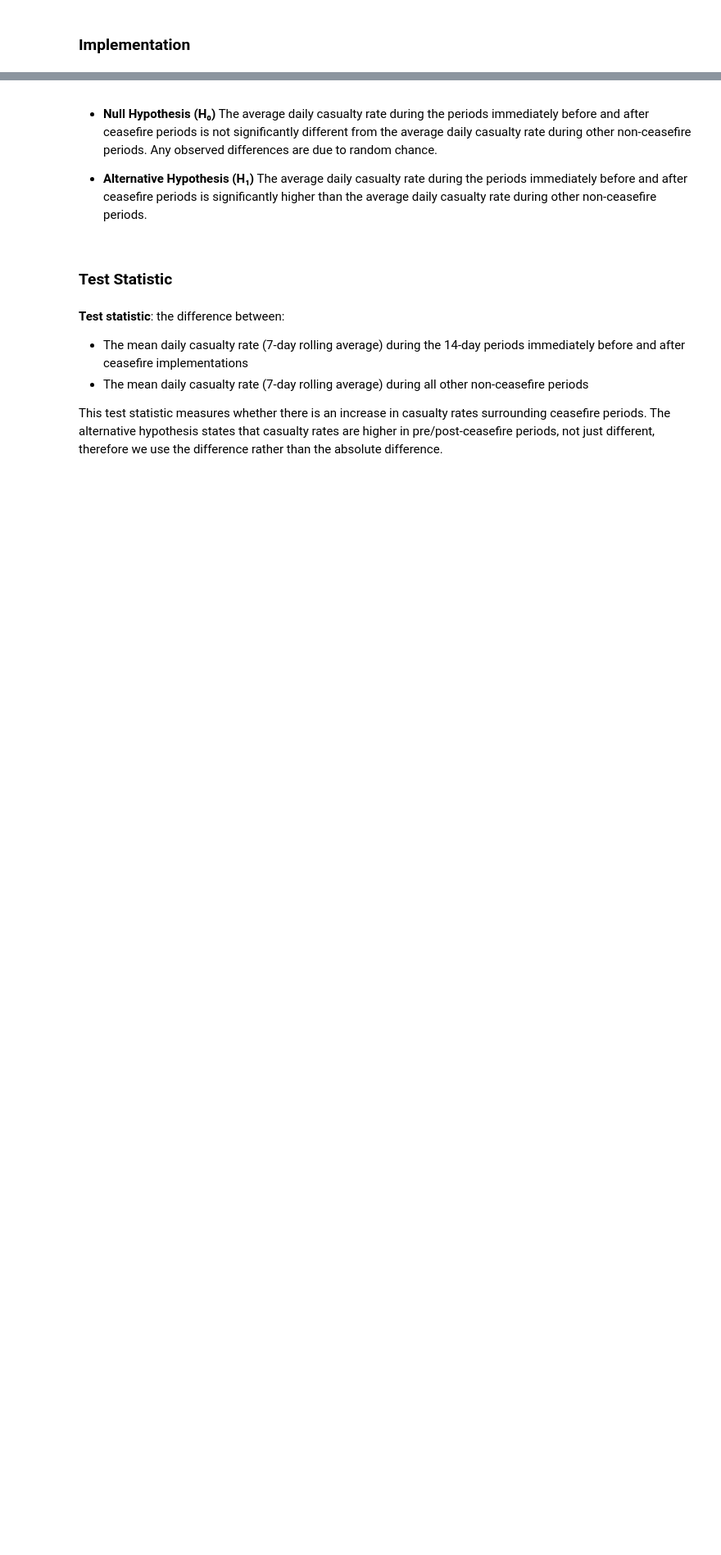
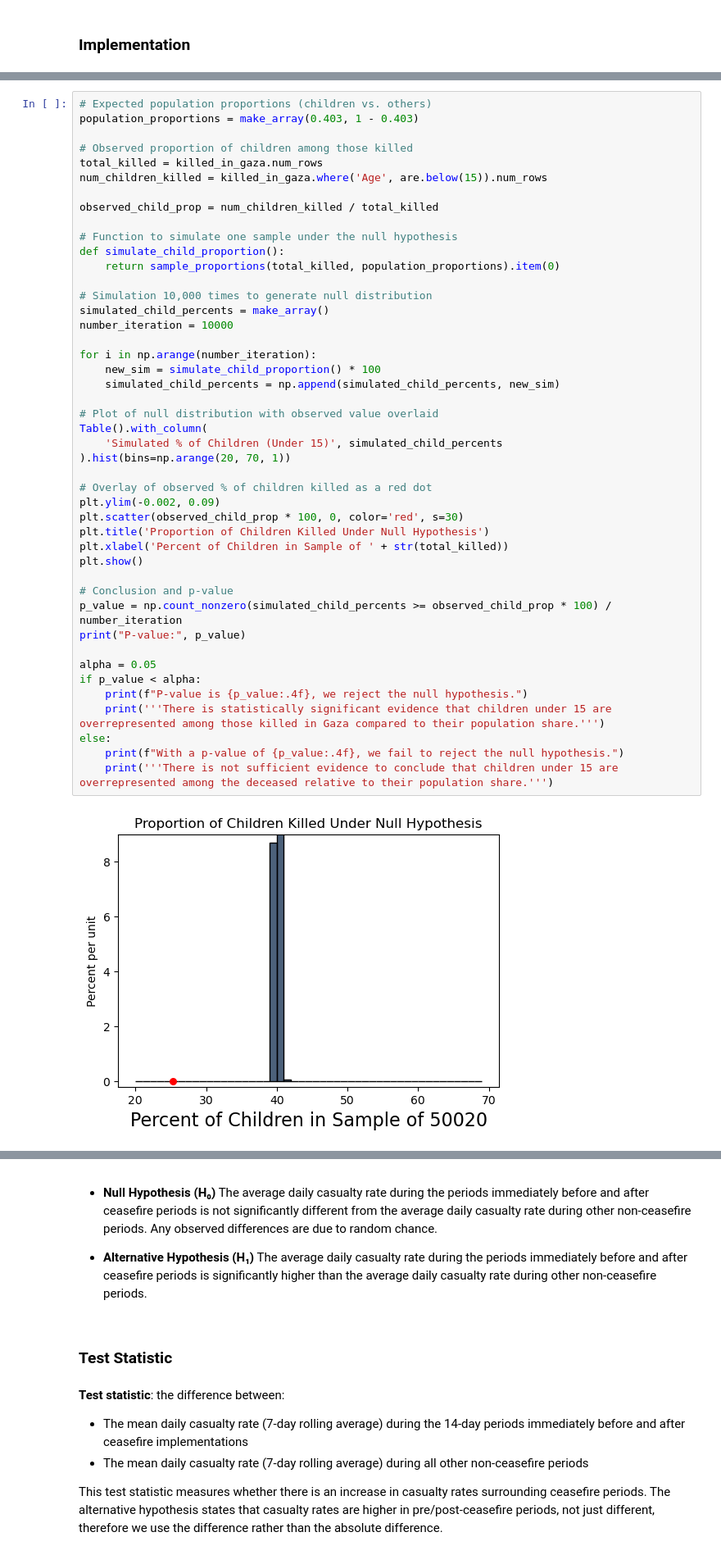
Before and after one commit to shatha-alhazbi/gaza-through-data, a Jupyter notebook: Part B/PartB.ipynb, the cells around one changed output, grey strips where cells are left out. Shown at 82% size. Cells and saved outputs as stored; diff of their text form; blank space fills up the shorter version.

```diff
--- a/Part B/PartB.ipynb
+++ b/Part B/PartB.ipynb
@@ -871,0 +885,47 @@ This hypothesis suggests that there might be significant increase in daily casua
+# %%
+# Expected population proportions (children vs. others)
+population_proportions = make_array(0.403, 1 - 0.403)
+
+# Observed proportion of children among those killed
+total_killed = killed_in_gaza.num_rows
+num_children_killed = killed_in_gaza.where('Age', are.below(15)).num_rows
+
+observed_child_prop = num_children_killed / total_killed
+
+# Function to simulate one sample under the null hypothesis
+def simulate_child_proportion():
+    return sample_proportions(total_killed, population_proportions).item(0)
+
+# Simulation 10,000 times to generate null distribution
+simulated_child_percents = make_array()
+number_iteration = 10000
+
+for i in np.arange(number_iteration):
+    new_sim = simulate_child_proportion() * 100
+    simulated_child_percents = np.append(simulated_child_percents, new_sim)
+
+# Plot of null distribution with observed value overlaid
+Table().with_column(
+    'Simulated % of Children (Under 15)', simulated_child_percents
+).hist(bins=np.arange(20, 70, 1))
+
+# Overlay of observed % of children killed as a red dot
+plt.ylim(-0.002, 0.09)
+plt.scatter(observed_child_prop * 100, 0, color='red', s=30)
+plt.title('Proportion of Children Killed Under Null Hypothesis')
+plt.xlabel('Percent of Children in Sample of ' + str(total_killed))
+plt.show()
+
+# Conclusion and p-value
+p_value = np.count_nonzero(simulated_child_percents >= observed_child_prop * 100) / number_iteration
+print("P-value:", p_value)
+
+alpha = 0.05
+if p_value < alpha:
+    print(f"P-value is {p_value:.4f}, we reject the null hypothesis.")
+    print('''There is statistically significant evidence that children under 15 are overrepresented among those killed in Gaza compared to their population share.''')
+else:
+    print(f"With a p-value of {p_value:.4f}, we fail to reject the null hypothesis.")
+    print('''There is not sufficient evidence to conclude that children under 15 are overrepresented among the deceased relative to their population share.''')
+# %% [output]
+[figure, added]
```
Also changed, not shown: parts of 27 cells of this notebook.
